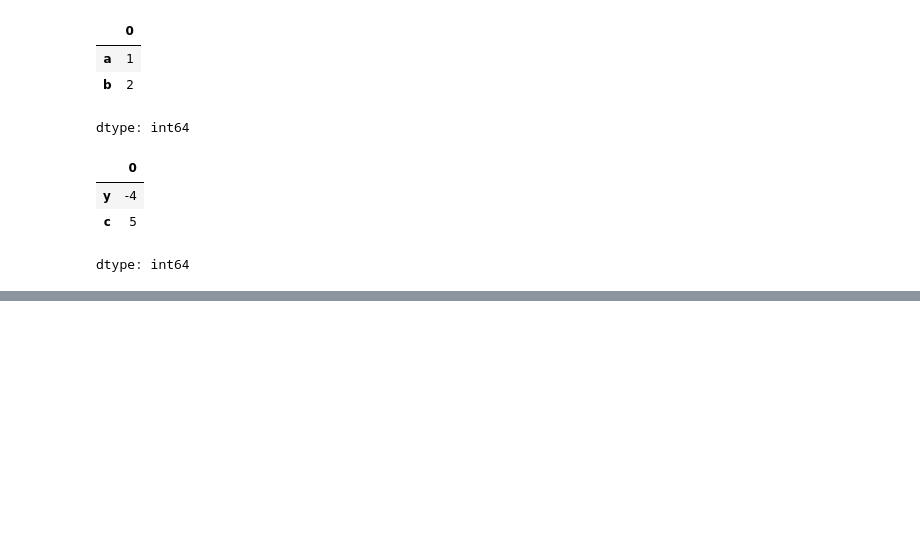
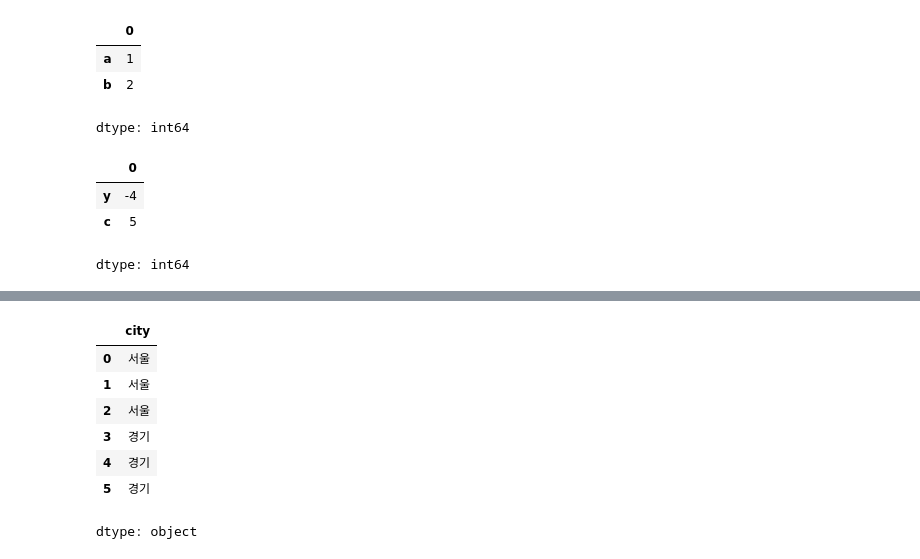
Before and after one commit to Sjleerodls/Data_Analysis, a Jupyter notebook: lab_da/da02_pandas.ipynb, the cells around one changed output, grey strips where cells are left out. Drawn from its saved outputs; the diff is of its cells as text; code cells hidden in the pictures; blank space fills up the shorter version.

```diff
--- a/lab_da/da02_pandas.ipynb
+++ b/lab_da/da02_pandas.ipynb
@@ -146,0 +345,11 @@ dtype: int64
+# %%
+df['city']  # 데이터프레임에서 'city' 컬럼 선택
+# %% [output]
+|  | city |
+| 0 | 서울 |
+| 1 | 서울 |
+| 2 | 서울 |
+| 3 | 경기 |
+| 4 | 경기 |
+| 5 | 경기 |
+dtype: object
```
Also changed, not shown: parts of 32 cells of this notebook.
